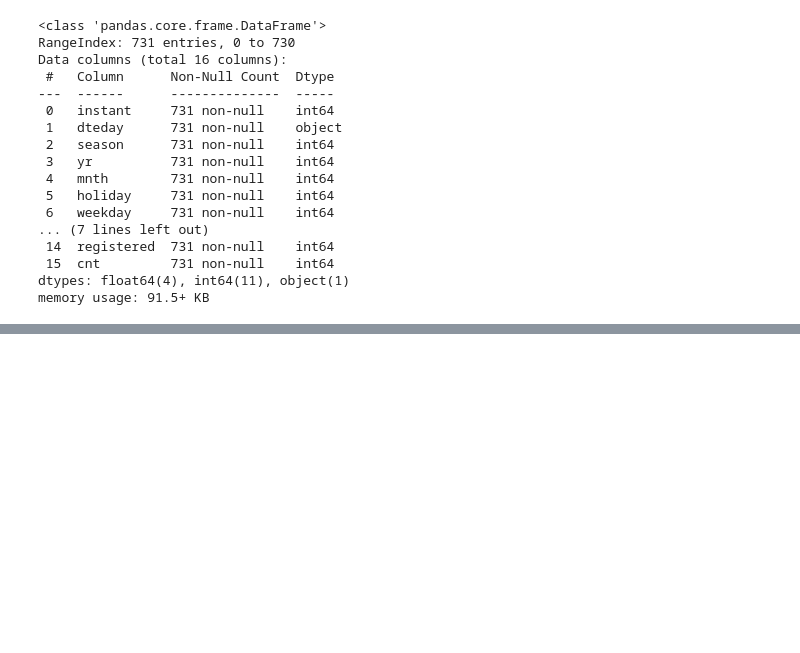
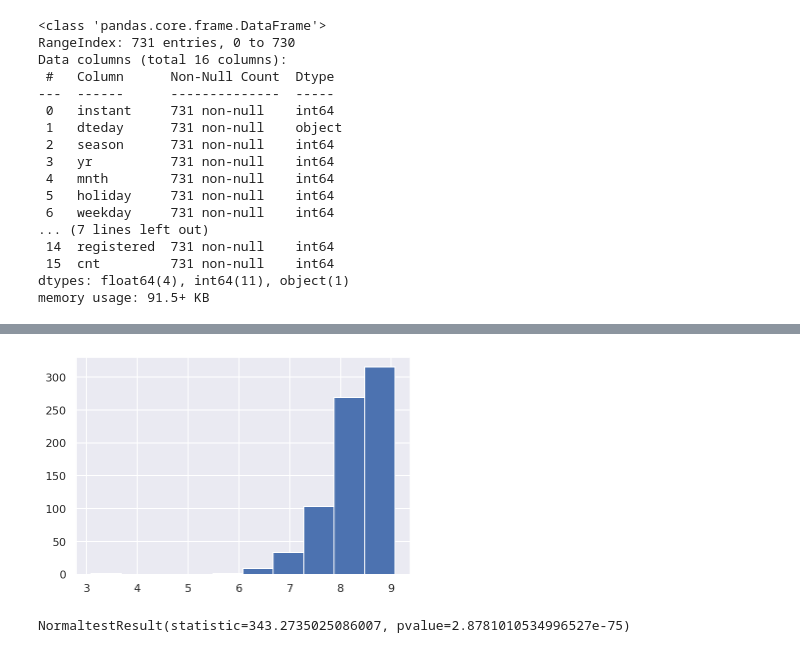
Before and after one commit to mohmaed7777/Regression-analysis-on-Bike-Sharing-System-, a Jupyter notebook: Bike_Sharing_System.ipynb, the cells around one changed output, grey strips where cells are left out. Cells and saved outputs as stored; diff of their text form; code cells hidden in the pictures; blank space fills up the shorter version.

```diff
--- a/Bike_Sharing_System.ipynb
+++ b/Bike_Sharing_System.ipynb
@@ -88,0 +185,4 @@ sns.pairplot(df, plot_kws=dict(alpha=1, edgecolor=None))
+# %%
+#  Our target value (Weight) seems not normally destributed and that mean we need to do :
+#1/ Log Transformation 2/ Sqaure root 3/ boxcox
+log_cnt = np.log(df.cnt)
@@ -88,0 +204,8 @@ sns.pairplot(df, plot_kws=dict(alpha=1, edgecolor=None))
+# %%
+log_cnt.hist();
+# %% [output]
+[figure, added]
+# %%
+normaltest(log_cnt)
+# %% [output]
+NormaltestResult(statistic=343.2735025086007, pvalue=2.8781010534996527e-75)
```
Also changed, not shown: parts of 14 cells of this notebook.
